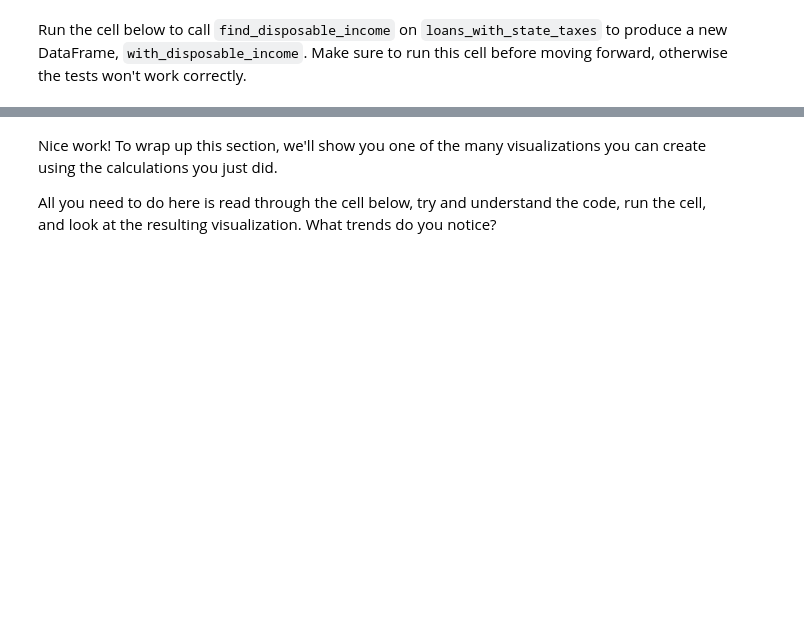
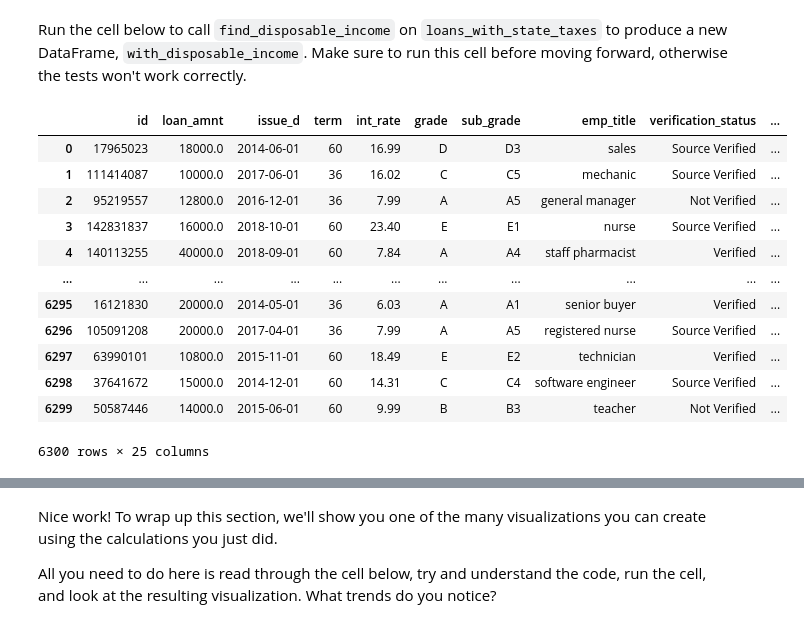
Before and after one commit to KevinHuang8706/dsc80-2024-fa, a Jupyter notebook: projects/project02/project.ipynb, the cells around one changed output, grey strips where cells are left out. Saved outputs shown, nothing was run; the diff lists cells and outputs as text; code cells hidden in the pictures; blank space fills up the shorter version.

```diff
--- a/projects/project02/project.ipynb
+++ b/projects/project02/project.ipynb
@@ -809,6 +918,20 @@ Note that both federal taxes and state taxes are calculated based on an individu
 Run the cell below to call `find_disposable_income` on `loans_with_state_taxes` to produce a new DataFrame, `with_disposable_income`. Make sure to run this cell before moving forward, otherwise the tests won't work correctly.
 # %%
 with_disposable_income = find_disposable_income(loans_with_state_taxes)
-with_disposable_income.head()
+with_disposable_income
+# %% [output]
+|  | id | loan_amnt | issue_d | term | int_rate | grade | sub_grade | emp_title | verification_status | ... |
+| 0 | 17965023 | 18000.0 | 2014-06-01 | 60 | 16.99 | D | D3 | sales | Source Verified | ... |
+| 1 | 111414087 | 10000.0 | 2017-06-01 | 36 | 16.02 | C | C5 | mechanic | Source Verified | ... |
+| 2 | 95219557 | 12800.0 | 2016-12-01 | 36 | 7.99 | A | A5 | general manager | Not Verified | ... |
+| 3 | 142831837 | 16000.0 | 2018-10-01 | 60 | 23.40 | E | E1 | nurse | Source Verified | ... |
+| 4 | 140113255 | 40000.0 | 2018-09-01 | 60 | 7.84 | A | A4 | staff pharmacist | Verified | ... |
+| ... | ... | ... | ... | ... | ... | ... | ... | ... | ... | ... |
+| 6295 | 16121830 | 20000.0 | 2014-05-01 | 36 | 6.03 | A | A1 | senior buyer | Verified | ... |
+| 6296 | 105091208 | 20000.0 | 2017-04-01 | 36 | 7.99 | A | A5 | registered nurse | Source Verified | ... |
+| 6297 | 63990101 | 10800.0 | 2015-11-01 | 60 | 18.49 | E | E2 | technician | Verified | ... |
+| 6298 | 37641672 | 15000.0 | 2014-12-01 | 60 | 14.31 | C | C4 | software engineer | Source Verified | ... |
+| 6299 | 50587446 | 14000.0 | 2015-06-01 | 60 | 9.99 | B | B3 | teacher | Not Verified | ... |
+6300 rows × 25 columns
 # %%
 grader.check("q8")
```
Also changed, not shown: parts of 29 cells of this notebook, 5 other files.
